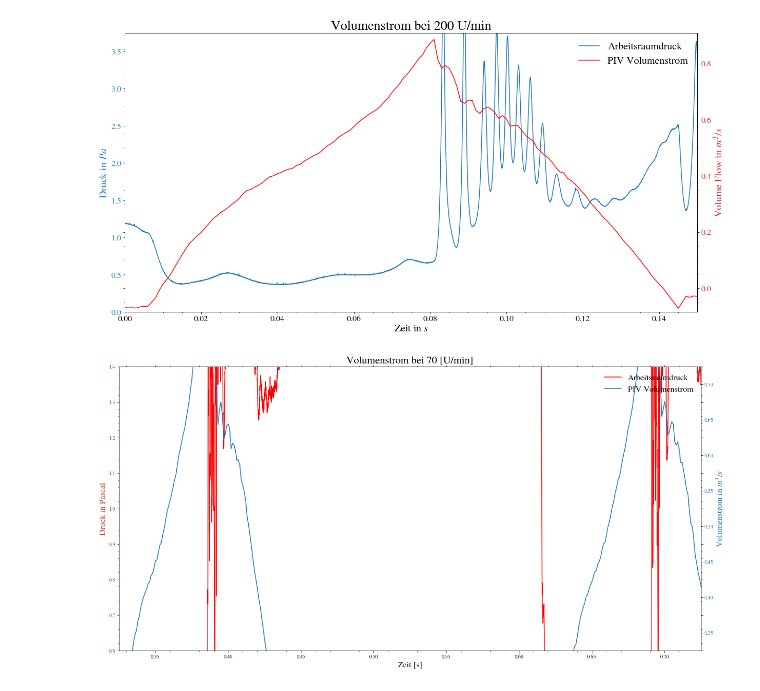
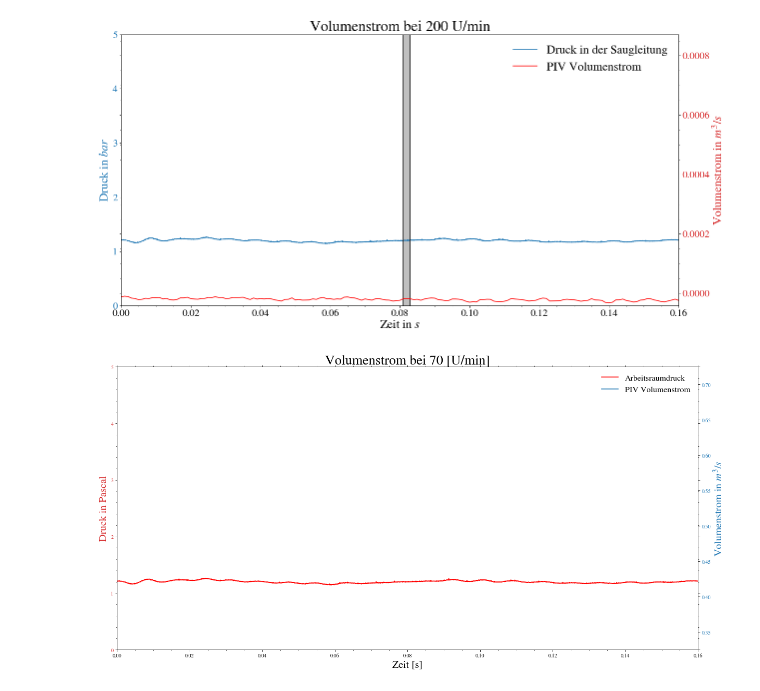
Before and after one commit to DHaspel/cavsim, a Jupyter notebook: jupyter/Synchronized Comparison of Flow and Pressure.ipynb, the cells around one changed output. Drawn from its saved outputs; the diff is of its cells as text; code cells hidden in the pictures.

```diff
--- a/jupyter/Synchronized Comparison of Flow and Pressure.ipynb
+++ b/jupyter/Synchronized Comparison of Flow and Pressure.ipynb
@@ -4,8 +4,8 @@ import matplotlib.pyplot as plt
 # %%
 import nptdms
 from nptdms import TdmsFile
-savepath = 'U:/PIV_HSC_11_12_2019/Signal_200_Umin'
-path = "U:/PIV_HSC_11_12_2019/Signal_200_Umin"
+savepath = 'U:/PIV_HSC_11_12_2019/Signal_70_Umin'
+path = "U:/PIV_HSC_11_12_2019/Signal_70_Umin"
 # %%
 def writetdms(tdms, num):
     groups = tdms.groups()
@@ -31,9 +31,10 @@ def datetime_to_float(timesignal):
 size = 128000
 tpAr = np.empty(size)
 pAr = np.empty(size)
+area = np.pi * 0.056**2.0 / 4.0
 # %%
 ch = (0, 1, 2, 3, 4, 5, 6, 7, 8, 9, 10, 11, 12, 13, 14, 15, 16, 17, 18, 19, 20, 21, 22, 23, 24, 25)
-tdms = TdmsFile(path+'/Messungen_' +str(9)+".tdms")
+tdms = TdmsFile(path+'/Messungen_' +str(5)+".tdms")
 tp1 = datetime_to_float(writetdms(tdms, ch[0]))
 p1 = writetdms(tdms, ch[1])
 tp2 = datetime_to_float(writetdms(tdms, ch[2]))
@@ -65,21 +66,26 @@ import matplotlib
 matplotlib.rcParams['mathtext.fontset'] = 'stix'
 matplotlib.rcParams['font.family'] = 'STIXGeneral'
 
-x =np.genfromtxt(path+'/Signal_200_Umin.csv',delimiter=';')
+x =np.genfromtxt(path+'/Signal_70_Umin.csv',delimiter=';')
 
 time = x[:,0]
-flow = x[:, 1]
+flow = x[:, 1]*area
+liste = [tp1, p1 , p2, p3, p4, pAr, hub, pd1, pd2, pd5, pd7]
 
 #new_time = np.linspace(0, (time[-1000]-time[89500]), time[89500:-1000].shape[0])
 fig, ax1 = plt.subplots(figsize=(20, 10))
-ax1.tick_params(axis='x', labelsize='16')
-ax1.set_title('Volumenstrom bei 200 U/min', fontsize='26')
+ax1.tick_params(axis='x', labelsize='20')
+ax1.set_title('Volumenstrom bei 200 U/min', fontsize='30')
 color = 'tab:blue'
-ln1 = ax1.plot(tp1[613:]-tp1[613], p1[613:], label='Arbeitsraumdruck')
-ax1.set_ylim(0.0, 3.75)
-ax1.set_xlabel('Zeit in $s$', fontsize='20')
-ax1.set_ylabel('Druck in $Pa$', color=color, fontsize='20')
-ax1.tick_params(axis='y', labelcolor=color, labelsize='16')
+ln1 = ax1.plot(tpAr[613:]-tp1[613], p1[613:], label='Druck in der Saugleitung')
+ax1.axvline(x=0.081, ymin=0.0, ymax=5.0, color='black')
+ax1.axvline(x=0.083, ymin=0.0, ymax=5.0, color='black')
+ax1.axvspan(0.081, 0.083, alpha=0.5, color='grey')
+#ax1.arrow(0.06, 1.0, 0.06, 1.0, color='black')
+ax1.set_ylim(0.0, 5.0)
+ax1.set_xlabel('Zeit in $s$', fontsize='24')
+ax1.set_ylabel('Druck in $bar$', color=color, fontsize='24')
+ax1.tick_params(axis='y', labelcolor=color, labelsize='20')
 #ax1.minorticks_on()
 #ax1.grid(which='major', linestyle='--', linewidth='0.5', color='grey')
 # Customize the minor grid
@@ -94,10 +100,10 @@ ax2 = ax1.twinx()  # instantiate a second axes that shares the same x-axis
 color = 'tab:red'
 #ax2.set_ylim(0e5, 23e5)
 ln2 = ax2.plot(time, flow,color='red', label='PIV Volumenstrom')
-ax2.set_xlim(0.0,0.15)
+ax2.set_xlim(0.0, 0.16)
 ax2.set_ylim(np.min(flow), np.max(flow))
 ax2.set_xlabel('Time (s)')
-ax2.set_ylabel('Volume Flow in $m^3/s$', color=color, fontsize='20')
+ax2.set_ylabel('Volumenstrom in $m^3/s$', color=color, fontsize='24')
 ax2.minorticks_on()
 #ax1.grid(which='minor', linestyle='--', linewidth='0.5', color='grey')
 # Customize the minor grid
@@ -107,47 +113,47 @@ ax2.tick_params(which='both',  # Options for both major and minor ticks
                 left='off',  # turn off left ticks
                 right='off',  # turn off right ticks
                 bottom='off',  # turn off bottom ticks
-                labelsize='16',
+                labelsize='20',
                 labelcolor=color)
 #ax3 = ax2.twinx()
 #color = 'tab:green'
 #ln3 = ax3.plot(t_hub[613:,], hub[613:,], color='green', label='Hub')
 #ax3.set_xlim(0.325,0.725)
 #ax2.set_ylim(np.min(flow),0.3)
 #ax3.set_xlabel('Zeit (s)')
 #ax3.set_ylabel('Hub in $mm$', color=color, fontsize='20')
 #ax3.minorticks_on()
 #ax1.grid(which='minor', linestyle='--', linewidth='0.5', color='grey')
 # Customize the minor grid
 # ax1.grid(which='minor', linestyle=':', linewidth='0.5', color='grey')
 #ax3.tick_params(which='both',  # Options for both major and minor ticks
 #                top='off',  # turn off top ticks
 #                left='off',  # turn off left ticks
 #                right='off',  # turn off right ticks
 #                bottom='off',  # turn off bottom ticks
 #                labelsize='16',
 #                labelcolor=color)
 #ax3.spines["right"].set_position(("axes", 1.05))
 
 lns = ln1 + ln2# + ln3
 labs = [l.get_label() for l in lns]
-ax1.legend(lns, labs, loc='upper right', frameon=False, fontsize='20')
+ax1.legend(lns, labs, loc='upper right', frameon=False, fontsize='24')
 #plt.grid()
 
 #plt.savefig('L:/022_PIV_OVP/Messung_200Umin_p1.png', dpi=800)
 plt.show()
 # %% [output]
-[figure, old version]
+[figure, new version]
 # %%
 fig = plt.figure(figsize=(20,10))
 ax1 = fig.add_subplot(111)
-ax1.set_title('Volumenstrom bei 70 [U/min]', fontsize='20')
+ax1.set_title('Volumenstrom bei 70 [U/min]', fontsize='26')
 color = 'tab:red'
-ax1.set_xlabel('Zeit [s]', fontsize='16')
-ax1.set_ylabel('Druck in Pascal', color=color, fontsize='16')
-ln1 = ax1.plot(tpAr[613:]-tpAr[613], pAr[613:], label='Arbeitsraumdruck', color='red')
-ax1.set_ylim(0.6, 1.4)
-ax1.set_xlim(0.325,0.725)
+ax1.set_xlabel('Zeit [s]', fontsize='20')
+ax1.set_ylabel('Druck in Pascal', color=color, fontsize='20')
+ln1 = ax1.plot(tpAr[613:]-tp1[613], p1[613:], label='Arbeitsraumdruck', color='red')
+ax1.set_ylim(0.0, 5.0)
+ax1.set_xlim(0.0,0.16)
 ax1.tick_params(axis='y', labelcolor=color)
 ax1.minorticks_on()
 #ax1.grid(which='major', linestyle='--', linewidth='0.5', color='grey')
@@ -162,7 +168,7 @@ ax1.tick_params(which='both',  # Options for both major and minor ticks
 ax2 = ax1.twinx()
 
 color = 'tab:blue'
-ax2.set_ylabel('Volumenstrom in $m^3/s$', color=color, fontsize='16')  # we already handled the x-label with ax1
+ax2.set_ylabel('Volumenstrom in $m^3/s$', color=color, fontsize='20')  # we already handled the x-label with ax1
 ax2.set_ylim(0.325,0.725)
 ln2 = ax2.plot(time, flow, color=color, label='PIV Volumenstrom')
 ax2.tick_params(axis='y', labelcolor=color)
@@ -184,4 +190,4 @@ ax1.legend(lns, labs, loc='upper right', frameon=False, fontsize='16')
 plt.show()
 plt.close(fig)
 # %% [output]
-[figure, old version]
+[figure, new version]
```
Also changed, not shown: parts of 1 cell of this notebook, 12 other files.
